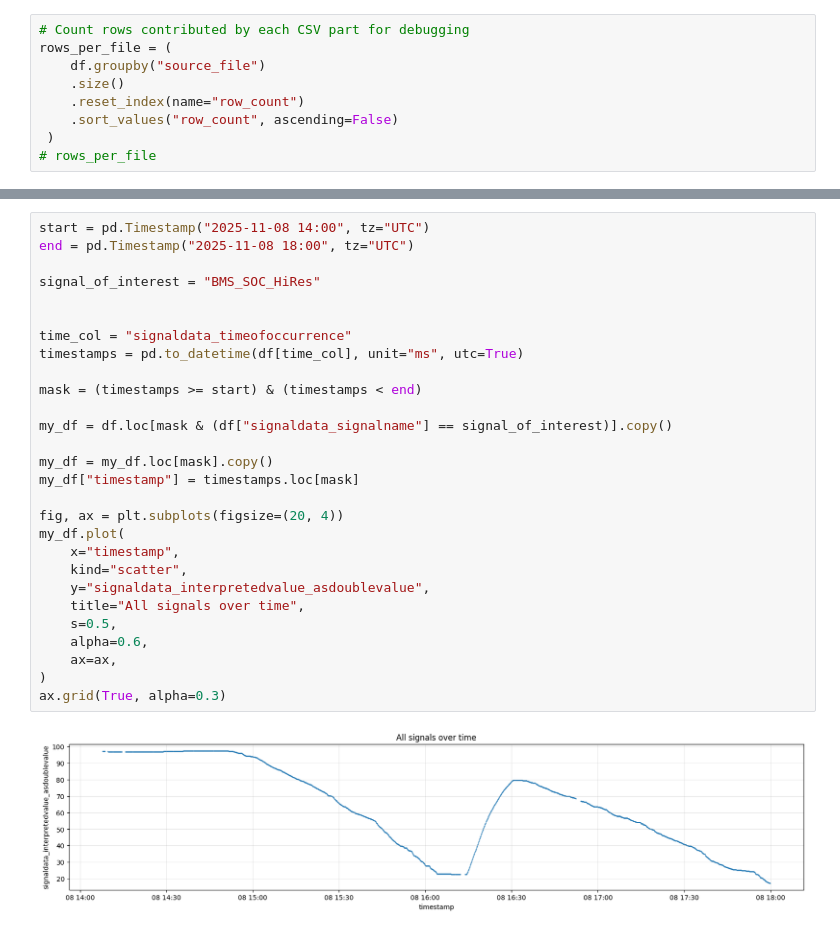
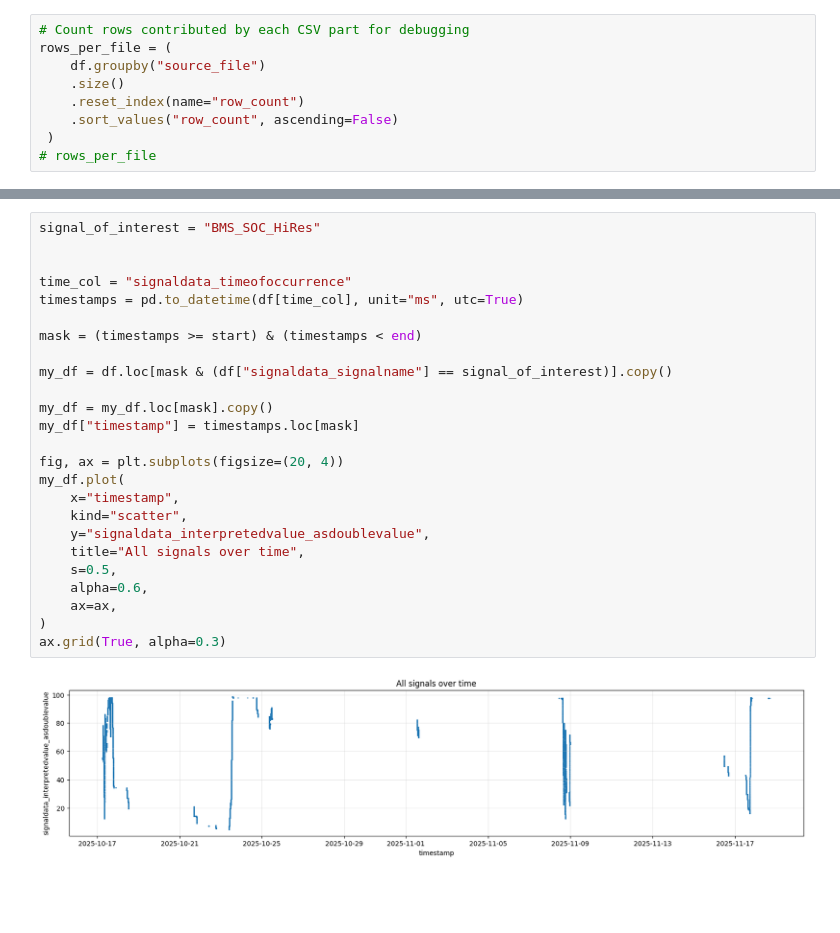
Before and after one commit to rs38/PorscheData, a Jupyter notebook: explore porsche data.ipynb, the cells around one changed output, grey strips where cells are left out. Cells and saved outputs as stored; diff of their text form; blank space fills up the shorter version.

```diff
--- a/explore porsche data.ipynb
+++ b/explore porsche data.ipynb
@@ -268,32 +268,29 @@ fig.tight_layout()
 # %%
-start = pd.Timestamp("2025-11-08 14:00", tz="UTC")
-end = pd.Timestamp("2025-11-08 18:00", tz="UTC")
-
 signal_of_interest = "BMS_SOC_HiRes"
 
 
 time_col = "signaldata_timeofoccurrence"
 timestamps = pd.to_datetime(df[time_col], unit="ms", utc=True)
 
 mask = (timestamps >= start) & (timestamps < end)
 
 my_df = df.loc[mask & (df["signaldata_signalname"] == signal_of_interest)].copy()
 
 my_df = my_df.loc[mask].copy()
 my_df["timestamp"] = timestamps.loc[mask]
 
 fig, ax = plt.subplots(figsize=(20, 4))
 my_df.plot(
     x="timestamp",
     kind="scatter",
     y="signaldata_interpretedvalue_asdoublevalue",
     title="All signals over time",
     s=0.5,
     alpha=0.6,
     ax=ax,
 )
 ax.grid(True, alpha=0.3)
 # %% [output]
-[figure, old version]
+[figure, new version]
 # %%
 # Plot sampling frequency of KL_IstLeistung over time (15-minute bins)
```
Also changed, not shown: parts of 8 cells of this notebook.
